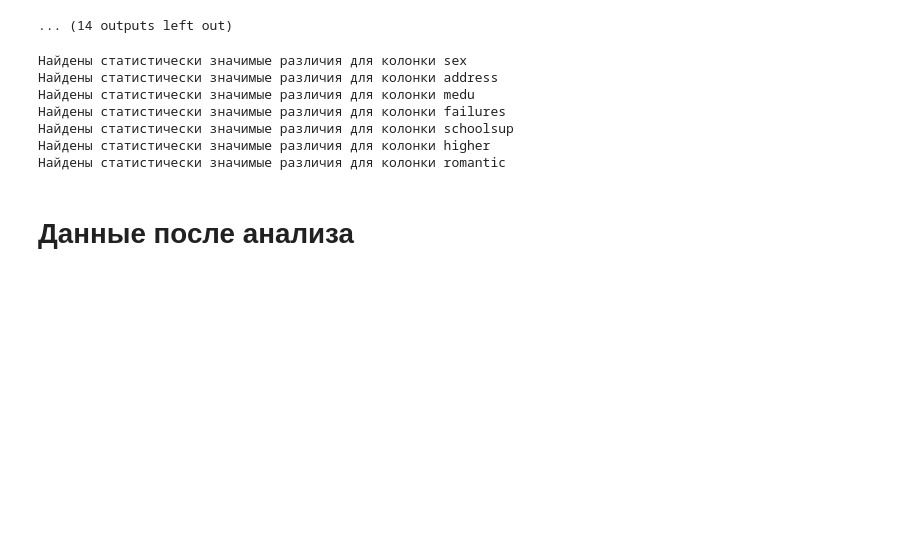
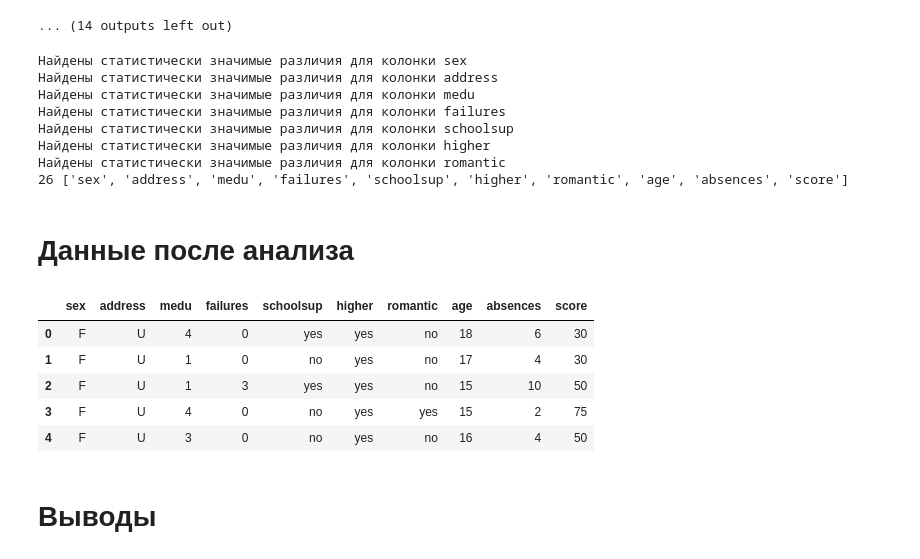
Before and after one commit to mshashanov/skillfactory_rds, a Jupyter notebook: module_2/eda_stud_math.ipynb, the cells around one changed output. Drawn from its saved outputs; the diff is of its cells as text; code cells hidden in the pictures; blank space fills up the shorter version.

```diff
--- a/module_2/eda_stud_math.ipynb
+++ b/module_2/eda_stud_math.ipynb
@@ -167,13 +167,17 @@ def get_stat_dif(df, col_name):
         values = df.loc[:, col_name].value_counts().index[:10]
 
     combinations_all = list(combinations(values, 2))
+    isFound = False
 
     for comb in combinations_all:
         if ttest_ind(df.loc[df.loc[:, col_name] == comb[0], 'score'],
                      df.loc[df.loc[:, col_name] == comb[1], 'score']).pvalue \
             <= 0.05 / len(combinations_all): # Учли поправку Бонферони
             print('Найдены статистически значимые различия для колонки', col_name)
+            isFound = True
             break
+
+    return isFound
 
 
 def check_absence_values(df):
@@ -191,14 +195,17 @@ def fill_absence_values(df, col_name):
     indexes = df[(df[col_name].isnull() | df[col_name].isna())].index
     sum_number = 0
     end_index = 0
+    test_list = []
     for value_index in value_counts.index:
         curr_number = round(value_counts[value_index] * absence_number)
 
         if curr_number == 0 and sum_number < absence_number:
             curr_number = 1
 
-        if value_index == value_counts.index[-1] and (sum_number + curr_number) < absence_number:
+        if value_index == value_counts.index[-1] and (sum_number + curr_number) != absence_number:
             curr_number = absence_number - sum_number
+            if curr_number < 0:
+                curr_number = 0
 
         if curr_number > 0:
             list_idx = [int(end_index), int(sum_number + curr_number)]
@@ -206,9 +213,12 @@ def fill_absence_values(df, col_name):
             df.loc[indexes[list_idx[0]:list_idx[1]],col_name] = value_index
             end_index = sum_number + curr_number
             sum_number += curr_number
+            test_list.append(curr_number)
 
     if (sum_number != absence_number) or (get_absence_number(df[col_name]) != 0):
-        print('Ошибка в fill_absence_values()')
+        print('Ошибка в fill_absence_values() !!!')
+        print(test_list)
+        print(sum(test_list))
 # %% [markdown]
 # Пропуски
 # %%
@@ -1343,9 +1352,17 @@ for col_name in df.columns:
 [figure]
 ... (14 outputs left out)
 # %%
+count = 0
+list_columns = []
 for col_name in df.columns:
     if not col_name in numeric_columns:
-        get_stat_dif(df, col_name)
+        count += 1
+        isFound = get_stat_dif(df, col_name)
+        if isFound:
+            list_columns.append(col_name)
+
+list_columns.extend(numeric_columns)
+print(count, list_columns)
 # %% [output]
 Найдены статистически значимые различия для колонки sex
 Найдены статистически значимые различия для колонки address
@@ -1354,5 +1371,18 @@ for col_name in df.columns:
 Найдены статистически значимые различия для колонки schoolsup
 Найдены статистически значимые различия для колонки higher
 Найдены статистически значимые различия для колонки romantic
+26 ['sex', 'address', 'medu', 'failures', 'schoolsup', 'higher', 'romantic', 'age', 'absences', 'score']
 # %% [markdown]
 # Данные после анализа
+# %%
+df_for_model = df.loc[:, list_columns]
+df_for_model.head()
+# %% [output]
+|  | sex | address | medu | failures | schoolsup | higher | romantic | age | absences | score |
+| 0 | F | U | 4 | 0 | yes | yes | no | 18 | 6 | 30 |
+| 1 | F | U | 1 | 0 | no | yes | no | 17 | 4 | 30 |
+| 2 | F | U | 1 | 3 | yes | yes | no | 15 | 10 | 50 |
+| 3 | F | U | 4 | 0 | no | yes | yes | 15 | 2 | 75 |
+| 4 | F | U | 3 | 0 | no | yes | no | 16 | 4 | 50 |
+# %% [markdown]
+# Выводы
```
Also changed, not shown: parts of 5 cells of this notebook.
